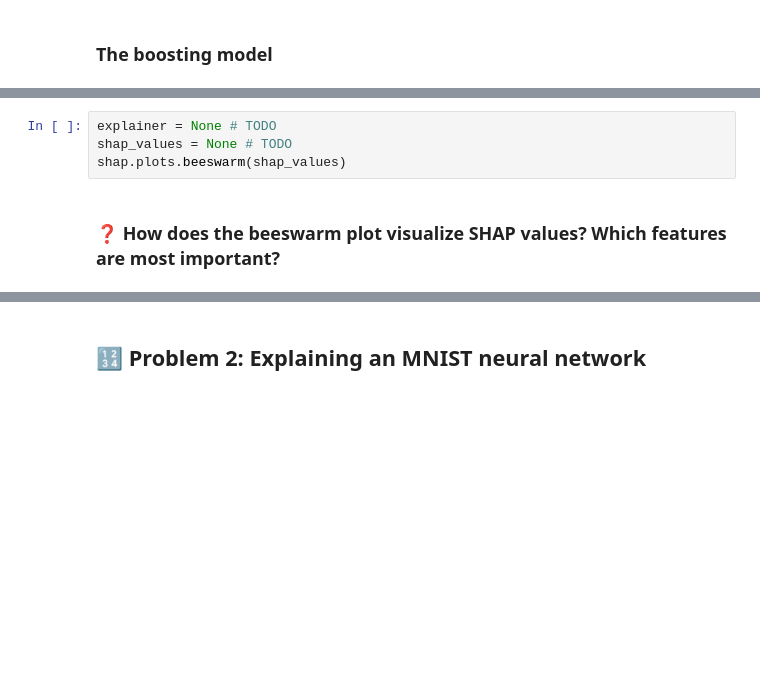
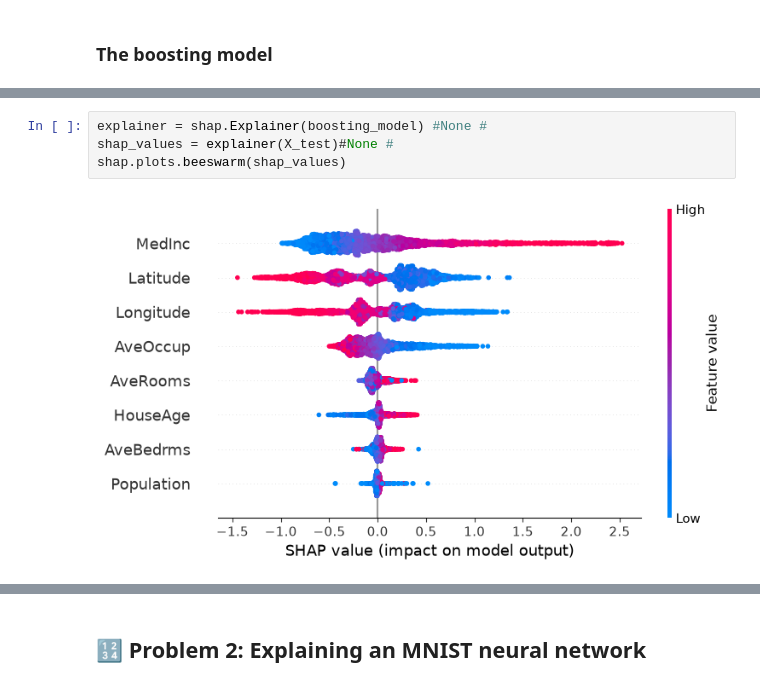
Before and after one commit to imqn01/-Reinforcement-Learning-and-Explainable-Ai, a Jupyter notebook: Project4_XAI.ipynb, the cells around one changed output, grey strips where cells are left out. Saved outputs shown, nothing was run; the diff lists cells and outputs as text; blank space fills up the shorter version.

```diff
--- a/Project4_XAI.ipynb
+++ b/Project4_XAI.ipynb
@@ -146,6 +177,6 @@ plt.show()
 # %%
-explainer = None # TODO
-shap_values = None # TODO
+explainer = shap.Explainer(boosting_model) #None #
+shap_values = explainer(X_test)#None #
 shap.plots.beeswarm(shap_values)
+# %% [output]
+[figure, added]
-# %% [markdown]
-### ❓ How does the beeswarm plot visualize SHAP values? Which features are most important?
```
Also changed, not shown: parts of 24 cells of this notebook.
